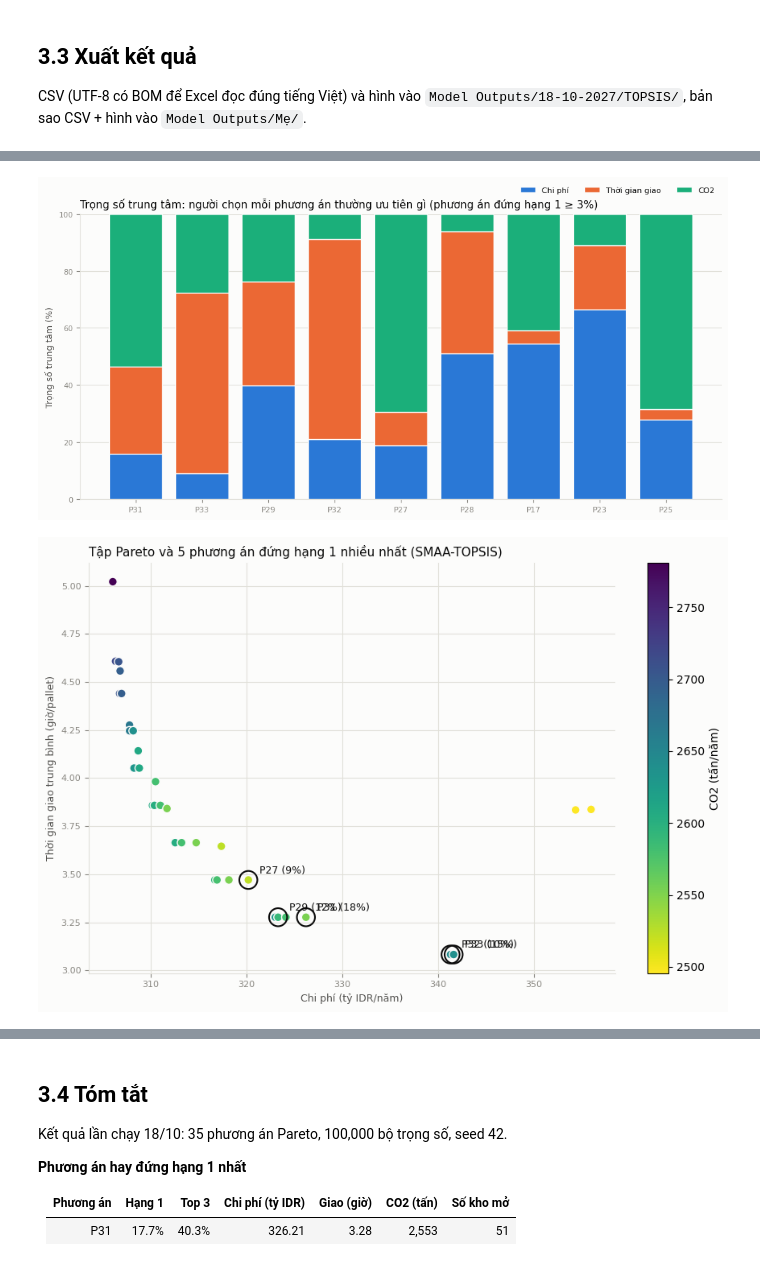
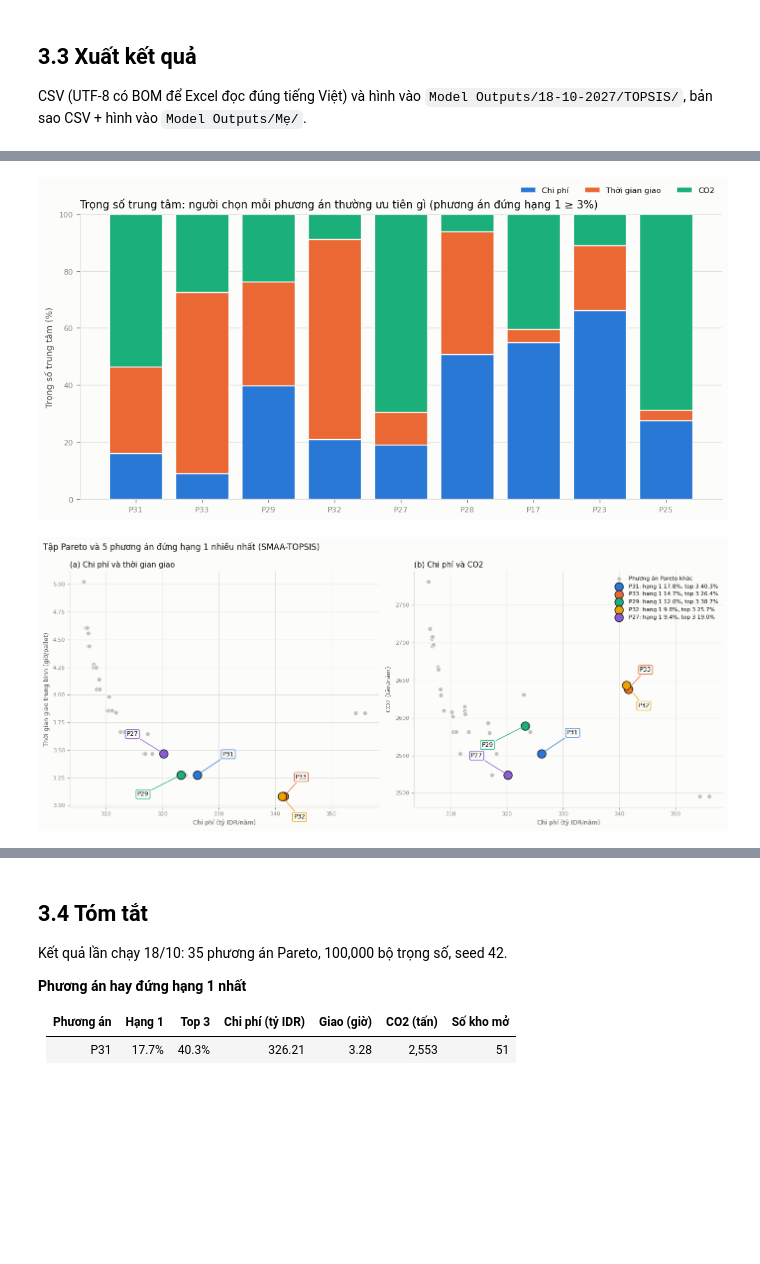
Before and after one commit to phucvoftu2/KLTN-, a Jupyter notebook: Coding notebook/TOPSIS.ipynb, the cells around one changed output, grey strips where cells are left out. Drawn from its saved outputs; the diff is of its cells as text; code cells hidden in the pictures; blank space fills up the shorter version.

```diff
--- a/Coding notebook/TOPSIS.ipynb
+++ b/Coding notebook/TOPSIS.ipynb
@@ -13,14 +13,18 @@ import pandas as pd                       # xử lý bảng
 import numpy as np                        # tính toán
 from pathlib import Path                  # ghép đường dẫn
 
+SEED = 7                                  # seed của bộ sinh số ngẫu nhiên (bản gốc: 42)
+
 OUT_IN = Path("../Model Outputs")
 OUT = OUT_IN / "18-10-2027"               # kết quả lần chạy 18/10 (Multi-Objective Optimization v2)
-TOP = OUT / "TOPSIS"                      # thư mục kết quả TOPSIS (CSV + hình)
+TOP = OUT / f"TOPSIS - {SEED}"            # thư mục kết quả TOPSIS theo seed (CSV + hình)
 FIG = TOP                                 # hình để chung thư mục TOPSIS
-MOM = OUT_IN / "Mẹ"                       # bản đọc được cho Mẹ
+MOM = OUT_IN / "Mẹ" if SEED == 42 else TOP / "Mẹ"   # seed 42 -> ghi vào thư mục Mẹ; seed khác -> để riêng trong TOP, không ghi đè bản của Mẹ
 TOP.mkdir(exist_ok=True)
+MOM.mkdir(parents=True, exist_ok=True)
 
 pareto = pd.read_parquet(OUT / "pareto.parquet")                         # tập Pareto
+print(f"Seed: {SEED} | Thư mục kết quả: {TOP}")
 print(f"Số phương án Pareto: {len(pareto)}")
 print(pareto[["PhuongAn", "f1", "f2_gio", "f3", "SoKhoMo", "Nguon"]].head(10).round(2).to_string(index=False))
 # %% [output]
@@ -137,7 +142,7 @@ def smaa(X, W):
     return hang
 
 N = 100_000
-W = rut_trong_so(N, np.random.default_rng(42))                           # seed cố định
+W = rut_trong_so(N, np.random.default_rng(SEED))                         # seed cố định (đặt ở SETUP)
 assert np.allclose(W.sum(axis=1), 1) and (W >= 0).all(), "Mỗi bộ trọng số phải >= 0 và cộng lại = 1"
 HANG = smaa(X, W)
 m = len(PA)
@@ -190,10 +195,10 @@ print(trung_tam.head(10).round(1).to_string(index=False))
 # %%
 # ===== 3.2c KIỂM TRA HỘI TỤ: N = 1,000 / 10,000 / 100,000 =====
-# Cùng seed 42 cho mỗi N; so tỷ lệ hạng 1 của 5 phương án đứng đầu (theo N = 100,000)
+# Cùng SEED cho mỗi N; so tỷ lệ hạng 1 của 5 phương án đứng đầu (theo N = 100,000)
 TOP5 = list(chap_nhan["PhuongAn"].head(5))
 hoi_tu = []
 for n in [1_000, 10_000, 100_000]:
-    h1 = np.bincount(smaa(X, rut_trong_so(n, np.random.default_rng(42))).argmin(axis=1), minlength=m) / n * 100
+    h1 = np.bincount(smaa(X, rut_trong_so(n, np.random.default_rng(SEED))).argmin(axis=1), minlength=m) / n * 100
     hoi_tu += [{"N": n, "PhuongAn": pa, "Hang1_%": h1[list(PA).index(pa)]} for pa in TOP5]
 hoi_tu = pd.DataFrame(hoi_tu)
 print("Tỷ lệ hạng 1 (%) của top 5 theo N:")
@@ -309,19 +314,29 @@ fig.tight_layout()
 fig.savefig(FIG / "smaa_central_weights.png", dpi=200, bbox_inches="tight", facecolor=NEN)
 plt.show()
 
-# --- (4) Tập Pareto: f1 theo f2_gio, màu theo f3, khoanh tròn top 5 SMAA ---
-fig, ax = plt.subplots(figsize=(9, 6), facecolor=NEN)
-sc = ax.scatter(pareto["f1"], pareto["f2_gio"], c=pareto["f3"], cmap="viridis_r", s=60, edgecolors=NEN, linewidths=1, zorder=2)
-fig.colorbar(sc, ax=ax, label="CO2 (tấn/năm)")
-for pa in TOP5:
-    r = pareto[pareto["PhuongAn"] == pa].iloc[0]
-    h1 = chap_nhan.set_index("PhuongAn").loc[pa, "Hang1_%"]
-    ax.scatter(r["f1"], r["f2_gio"], s=260, facecolors="none", edgecolors=CHU, linewidths=1.5, zorder=3)
-    ax.annotate(f"{pa} ({h1:.0f}%)", (r["f1"], r["f2_gio"]), xytext=(10, 6), textcoords="offset points", fontsize=9, color=CHU)
-ax.set_xlabel("Chi phí (tỷ IDR/năm)", color=PHU, fontsize=9)
-ax.set_ylabel("Thời gian giao trung bình (giờ/pallet)", color=PHU, fontsize=9)
-ax.set_title("Tập Pareto và 5 phương án đứng hạng 1 nhiều nhất (SMAA-TOPSIS)", loc="left", color=CHU, fontsize=11)
-kieu(ax, luoi="both")
+# --- (4) Tập Pareto: 2 khung (chi phí - thời gian giao, chi phí - CO2), tô màu riêng top 5 SMAA ---
+MAU_TOP5 = dict(zip(TOP5, [XANH, CAM, LUC, VANG, "#8a5cd1"]))
+LECH = [(45, 30), (25, 28), (-55, -28), (25, -30), (-45, 28)]            # vị trí nhãn so với điểm (điểm ảnh), tránh đè nhau
+tt = chap_nhan.set_index("PhuongAn")
+fig, axes = plt.subplots(1, 2, figsize=(14, 6), facecolor=NEN)
+for ax, cot_y, ten_y in [(axes[0], "f2_gio", "Thời gian giao trung bình (giờ/pallet)"),
+                         (axes[1], "f3", "CO2 (tấn/năm)")]:
+    khac = pareto[~pareto["PhuongAn"].isin(TOP5)]
+    ax.scatter(khac["f1"], khac[cot_y], s=45, color=XAM, edgecolors=NEN, linewidths=1, zorder=2, label="Phương án Pareto khác")
+    for (pa, mau), (dx, dy) in zip(MAU_TOP5.items(), LECH):
+        r = pareto[pareto["PhuongAn"] == pa].iloc[0]
+        ax.scatter(r["f1"], r[cot_y], s=150, color=mau, edgecolors=CHU, linewidths=1, zorder=3,
+                   label=f"{pa}: hạng 1 {tt.loc[pa, 'Hang1_%']:.1f}%, top 3 {tt.loc[pa, 'Top3_%']:.1f}%")
+        ax.annotate(pa, (r["f1"], r[cot_y]), xytext=(dx, dy), textcoords="offset points", fontsize=9, color=CHU,
+                    ha="center", va="center", bbox=dict(boxstyle="round,pad=0.2", fc=NEN, ec=mau),
+                    arrowprops=dict(arrowstyle="-", color=mau, linewidth=1))
+    ax.set_xlabel("Chi phí (tỷ IDR/năm)", color=PHU, fontsize=9)
+    ax.set_ylabel(ten_y, color=PHU, fontsize=9)
+    kieu(ax, luoi="both")
+axes[0].set_title("(a) Chi phí và thời gian giao", loc="left", color=CHU, fontsize=11)
+axes[1].set_title("(b) Chi phí và CO2", loc="left", color=CHU, fontsize=11)
+axes[1].legend(frameon=False, fontsize=8, loc="upper right")
+fig.suptitle("Tập Pareto và 5 phương án đứng hạng 1 nhiều nhất (SMAA-TOPSIS)", x=0.01, ha="left", color=CHU, fontsize=12)
 fig.tight_layout()
 fig.savefig(FIG / "smaa_pareto_highlight.png", dpi=200, bbox_inches="tight", facecolor=NEN)
 plt.show()
@@ -349,3 +364,3 @@ for hinh in ["smaa_rank_acceptability.png", "smaa_weight_map.png", "smaa_central
 [figure]
 [figure]
-[figure, old version]
+[figure, new version]
```
Also changed, not shown: parts of 5 cells of this notebook, 19 other files.
